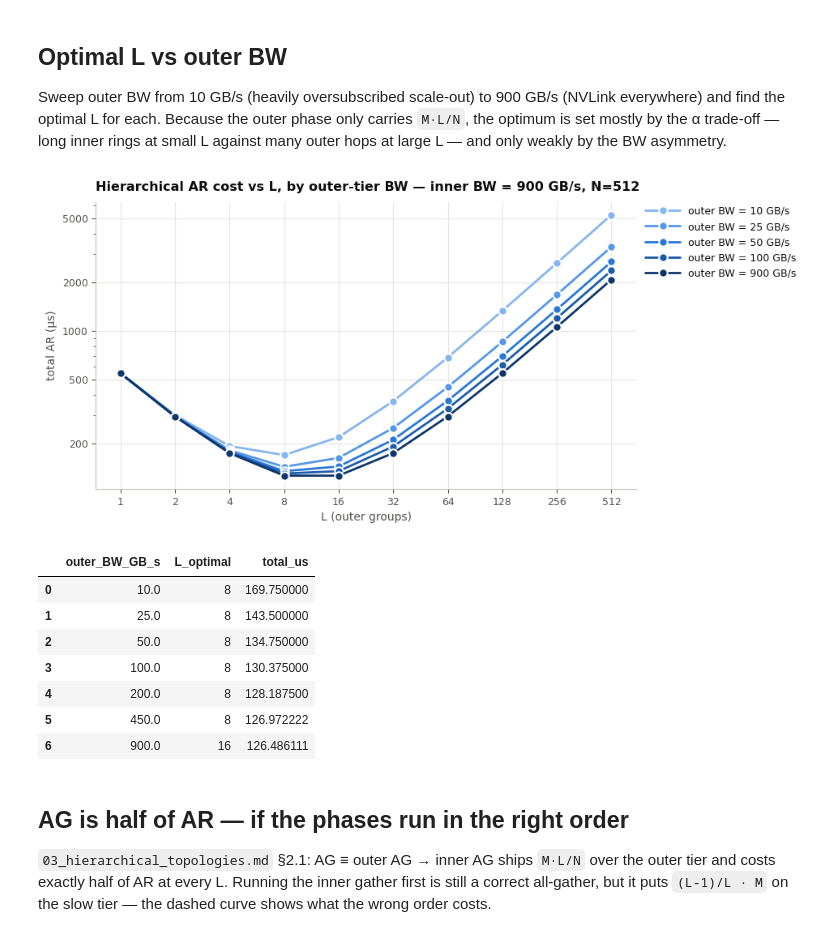
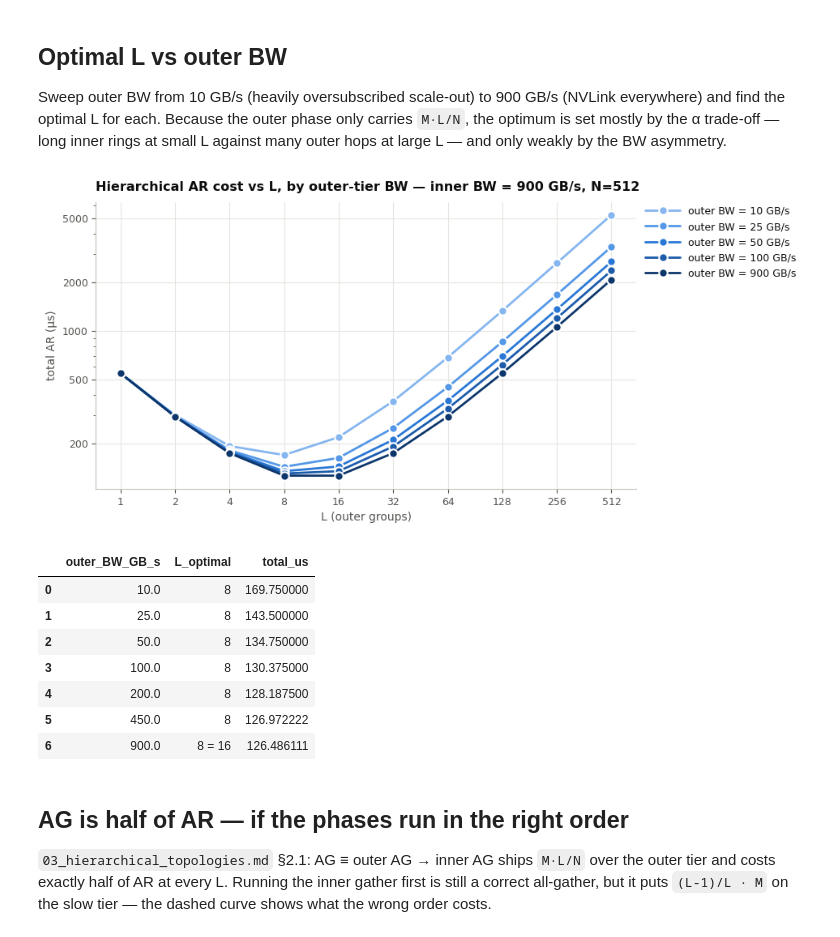
Before and after one commit to spiceMonkey/collective-comm, a Jupyter notebook: code/notebooks/04_hierarchical_partitioning.ipynb, the cells around one changed output. Cells and saved outputs as stored; diff of their text form; code cells hidden in the pictures.

```diff
--- a/code/notebooks/04_hierarchical_partitioning.ipynb
+++ b/code/notebooks/04_hierarchical_partitioning.ipynb
@@ -141,37 +141,39 @@ Sweep outer BW from 10 GB/s (heavily oversubscribed scale-out) to 900 GB/s (NVLi
 
 outer_bws = [10e9, 25e9, 50e9, 100e9, 200e9, 450e9, 900e9]
 plot_bws = [10e9, 25e9, 50e9, 100e9, 900e9]
 
 fig, ax = plt.subplots()
 opt_rows = []
 for bo_x in outer_bws:
     totals = [hier_ar_breakdown(N, L, M, ai, bi, ao, bo_x)['total_us'] for L in Ls]
     if bo_x in plot_bws:
         ax.plot(Ls, totals, marker='o', label=f'outer BW = {bo_x/1e9:.0f} GB/s',
                 color=style.SEQ_BLUE_5[plot_bws.index(bo_x)])
-    i_opt = min(range(len(Ls)), key=lambda i: totals[i])
+    best = min(totals)
+    # Report every L within rounding of the minimum, so an exact tie shows as a tie.
+    L_best = [L for L, t in zip(Ls, totals) if abs(t - best) <= 1e-9 * best]
     opt_rows.append({'outer_BW_GB_s': bo_x/1e9,
-                     'L_optimal': Ls[i_opt],
-                     'total_us':   totals[i_opt]})
+                     'L_optimal': ' = '.join(str(L) for L in L_best),
+                     'total_us':   best})
 
 ax.set_xscale('log', base=2); ax.set_yscale('log')
 style.plain_log_ticks(ax.xaxis, Ls)
 style.plain_log_ticks(ax.yaxis, [100, 200, 500, 1000, 2000, 5000])
 ax.set_xlabel('L (outer groups)'); ax.set_ylabel('total AR (μs)')
 ax.set_title(f'Hierarchical AR cost vs L, by outer-tier BW — inner BW = 900 GB/s, N={N}')
 style.legend_outside(ax)
 plt.show()
 pd.DataFrame(opt_rows)
 # %% [output]
 [figure]
 |  | outer_BW_GB_s | L_optimal | total_us |
 | 0 | 10.0 | 8 | 169.750000 |
 | 1 | 25.0 | 8 | 143.500000 |
 | 2 | 50.0 | 8 | 134.750000 |
 | 3 | 100.0 | 8 | 130.375000 |
 | 4 | 200.0 | 8 | 128.187500 |
 | 5 | 450.0 | 8 | 126.972222 |
-| 6 | 900.0 | 16 | 126.486111 |
+| 6 | 900.0 | 8 = 16 | 126.486111 |
 # %% [markdown]
 ## AG is half of AR — if the phases run in the right order
 
```
Also changed, not shown: parts of 1 cell of this notebook, 15 other files.
